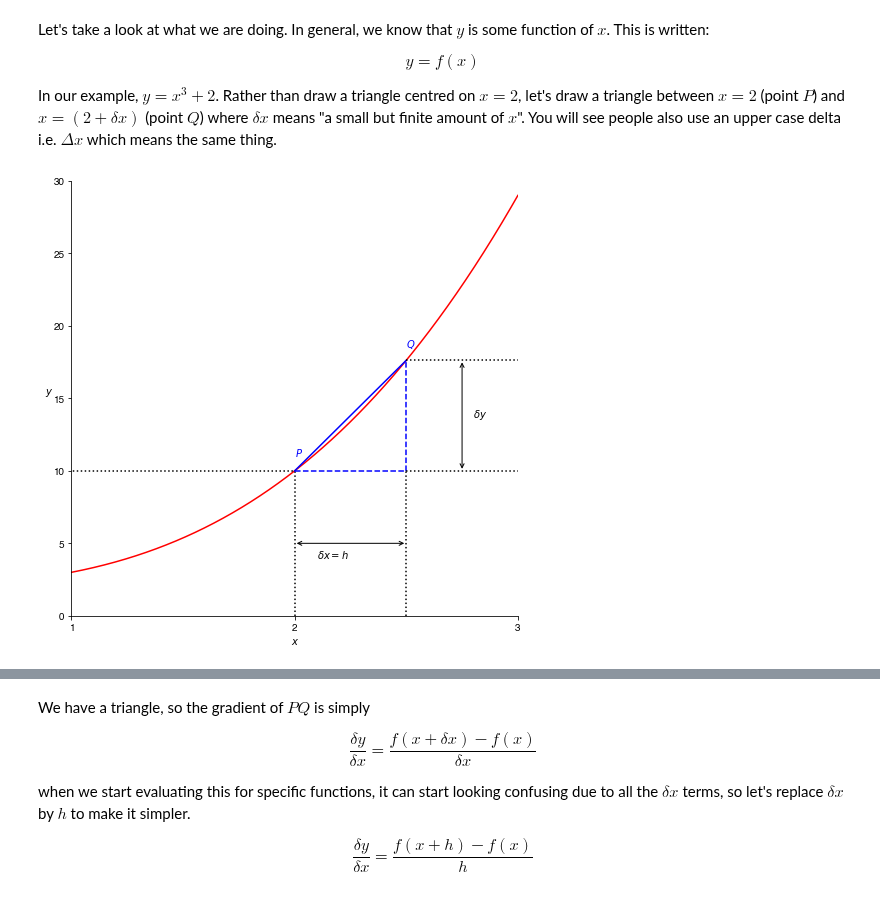
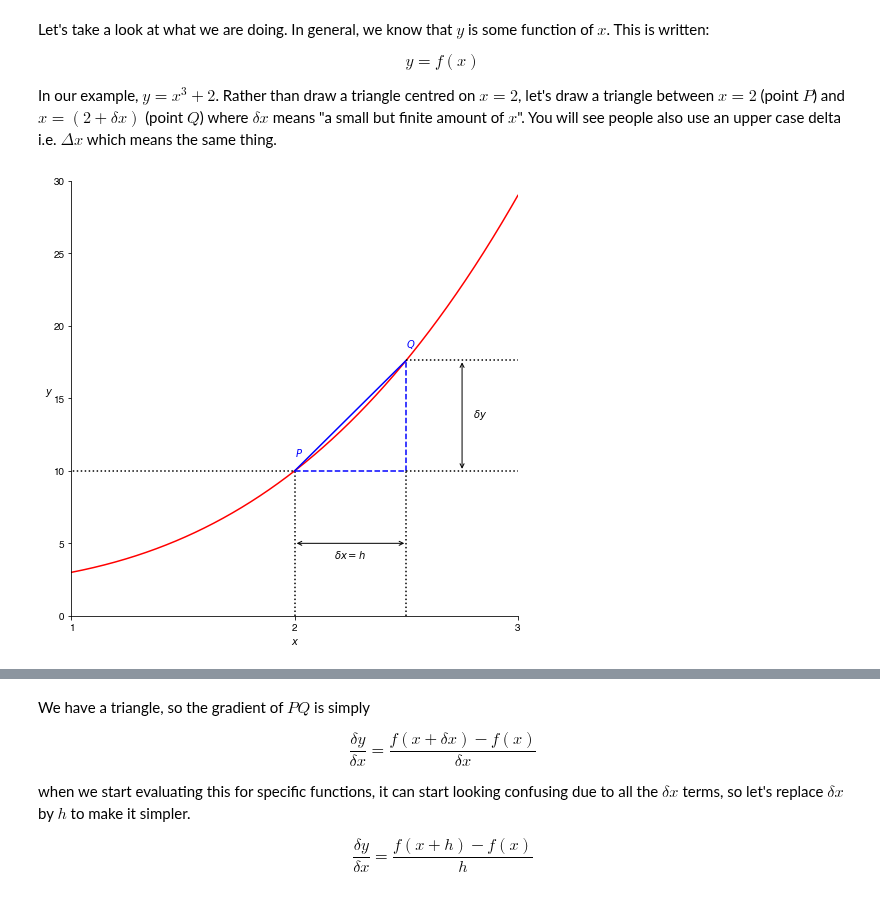
Before and after one commit to philipwfowler/quantitative_biochemistry, a Jupyter notebook: lectures/L03 - Introducing Calculus.ipynb, the cells around one changed output, grey strips where cells are left out. Cells and saved outputs as stored; diff of their text form; code cells hidden in the pictures.

```diff
--- a/lectures/L03 - Introducing Calculus.ipynb
+++ b/lectures/L03 - Introducing Calculus.ipynb
@@ -390,35 +444,35 @@ axis.set_ylabel('$y$',rotation=0)
 # axis.spines['left'].set_position('zero')
 axis.spines['right'].set_color('none')
 axis.spines['bottom'].set_position('zero')
 axis.spines['top'].set_color('none')
 
 y = x**3 + 2
 axis.plot(x, y,'r-')
 
 
 axis.plot((2,2),(0,10),'k:')
 axis.plot((0,2),(10,10),'k:')
 
 axis.plot((2,2.5),(10,10),'b--')
 axis.plot((2.5,2.5),(10,17.625),'b--')
 axis.plot((2,2.5),(10,17.625),'b-')
 axis.annotate('$P$',xy=(2,11),c='b')
 axis.annotate('$Q$',xy=(2.5,18.5),c='b')
 
 axis.plot((2.5,2.5),(0,10),'k:')
 axis.plot((2.5,3),(10,10),'k:')
 axis.plot((2.5,3),(17.625,17.625),'k:')
 
 axis.annotate(s='',xy=(2,5),xytext=(2.5,5),arrowprops=dict(arrowstyle='<->'))
-axis.annotate('$\delta x = h$',xy=(2.1,4))
+axis.annotate('$\delta x = h$',xy=(2.25,4),ha='center')
 
 axis.annotate(s='',xy=(2.75,10),xytext=(2.75,17.625),arrowprops=dict(arrowstyle='<->'))
 axis.annotate('$\delta y$',xy=(2.8,13.7))
 
 plt.show()
 code_toggle()
 # %% [output]
-[figure, old version]
+[figure, new version]
 [interactive output not drawn]
 # %% [markdown]
 We have a triangle, so the gradient of $PQ$ is simply
```
Also changed, not shown: parts of 9 cells of this notebook, 1 other file.
